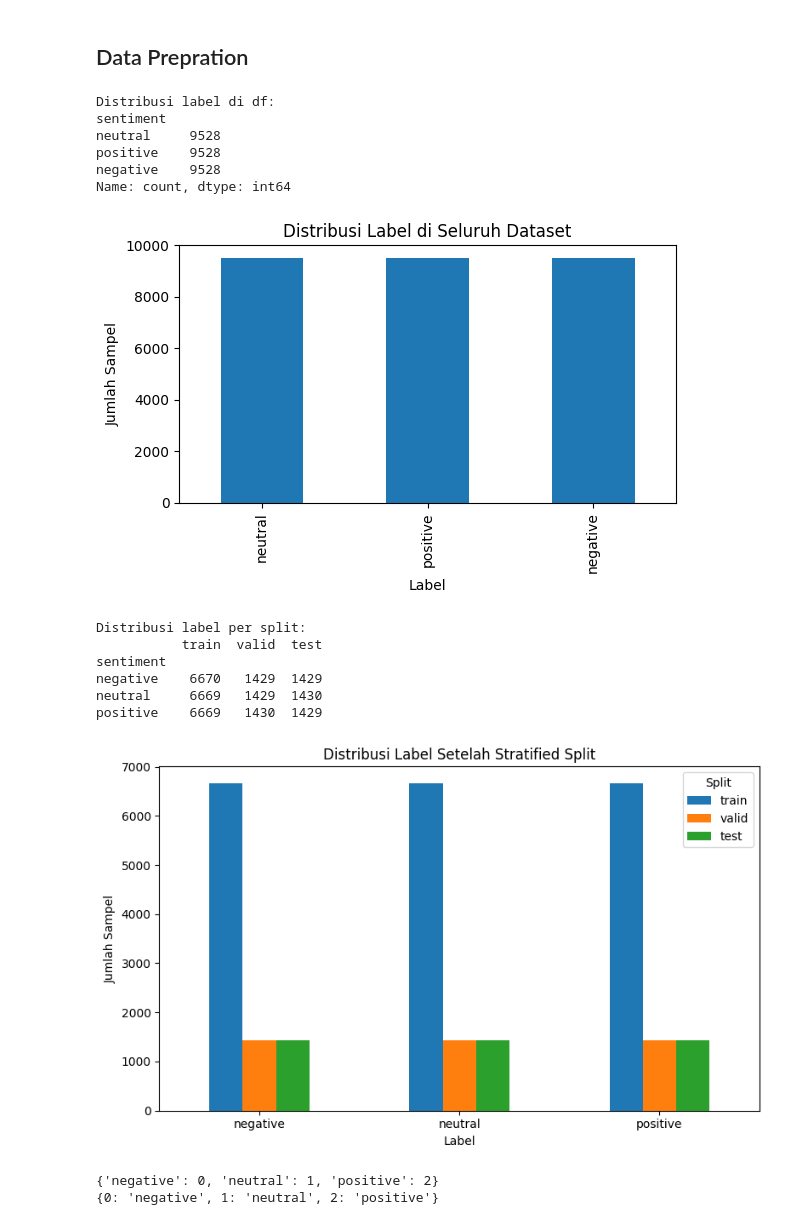
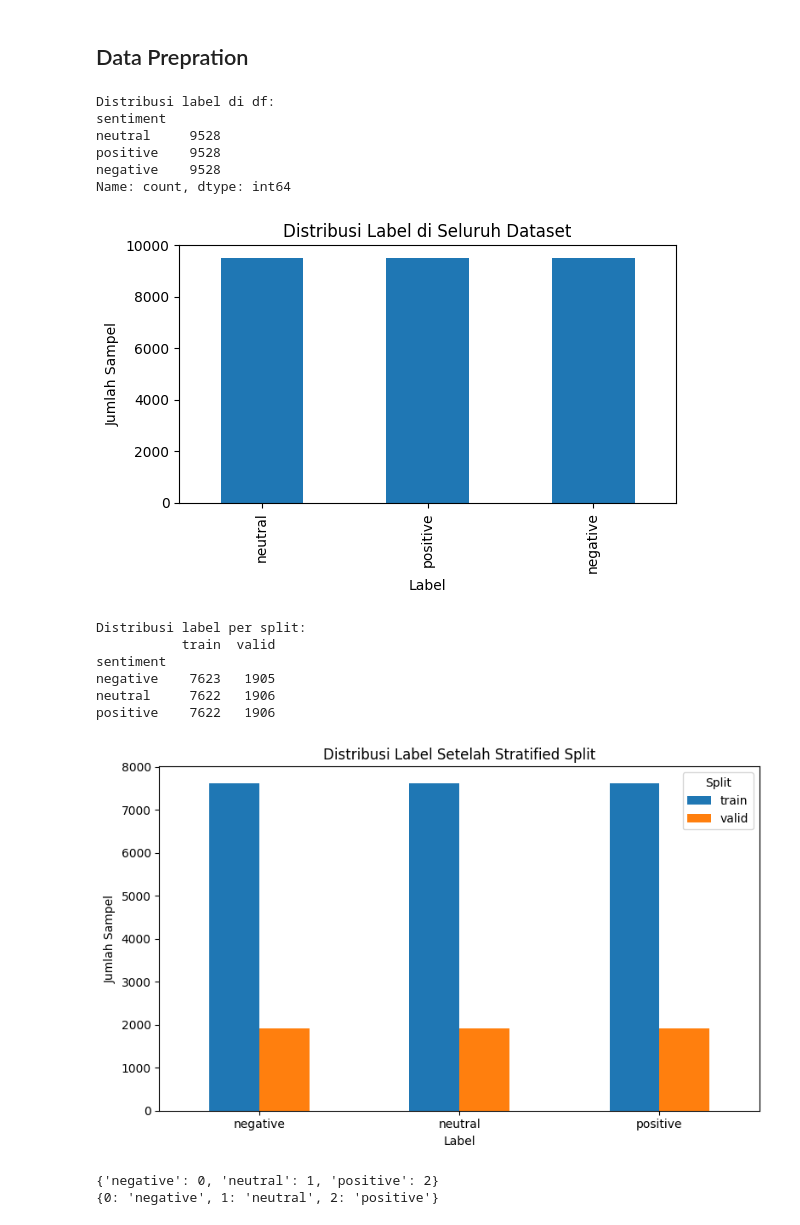
Before and after one commit to xisain/sentiment-model, a Jupyter notebook: sentinova-indobert.ipynb, the cells around one changed output. Saved outputs shown, nothing was run; the diff lists cells and outputs as text; code cells hidden in the pictures.

```diff
--- a/sentinova-indobert.ipynb
+++ b/sentinova-indobert.ipynb
@@ -119,61 +119,61 @@ plt.show()
 
 
 # 2. Stratified split: 70% train, 15% valid, 15% test
-train_df, temp_df = train_test_split(
+train_df, valid_df = train_test_split(
     df,
-    test_size=0.3,
+    test_size=0.2,
     stratify=df['sentiment'],
     random_state=42
 )
-valid_df, test_df = train_test_split(
-    temp_df,
-    test_size=0.5,
-    stratify=temp_df['sentiment'],
-    random_state=42
-)
+# valid_df, test_df = train_test_split(
+#     temp_df,
+#     test_size=0.5,
+#     stratify=temp_df['sentiment'],
+#     random_state=42
+# )
 
 # Hitung distribusi di masing-masing split
 counts = pd.DataFrame({
     'train': train_df['sentiment'].value_counts().sort_index(),
     'valid': valid_df['sentiment'].value_counts().sort_index(),
-    'test':  test_df['sentiment'].value_counts().sort_index(),
+    # 'test':  test_df['sentiment'].value_counts().sort_index(),
 })
 print("\nDistribusi label per split:")
 print(counts)
 
 # Visualisasi per split
 counts.plot(kind='bar', figsize=(8,5))
 plt.title("Distribusi Label Setelah Stratified Split")
 plt.xlabel("Label")
 plt.ylabel("Jumlah Sampel")
 plt.xticks(rotation=0)
 plt.legend(title="Split")
 plt.tight_layout()
 plt.show()
 
 # Save split datasets to CSV
 train_dataset_path = 'datasets/train.csv'
 valid_dataset_path = 'datasets/valid.csv'
-test_dataset_path = 'datasets/test.csv'
+# test_dataset_path = 'datasets/test.csv'
 
 train_df.to_csv(train_dataset_path, index=False)
 valid_df.to_csv(valid_dataset_path, index=False)
-test_df.to_csv(test_dataset_path, index=False)
+# test_df.to_csv(test_dataset_path, index=False)
 # %% [output]
 Distribusi label di df:
 sentiment
 neutral     9528
 positive    9528
 negative    9528
 Name: count, dtype: int64
 [figure]
 Distribusi label per split:
-           train  valid  test
+           train  valid
 sentiment
-negative    6670   1429  1429
-neutral     6669   1429  1430
-positive    6669   1430  1429
+negative    7623   1905
+neutral     7622   1906
+positive    7622   1906
-[figure, old version]
+[figure, new version]
 # %%
 train_dataset = DocumentSentimentDataset(train_dataset_path, tokenizer, lowercase=True)
 valid_dataset = DocumentSentimentDataset(valid_dataset_path, tokenizer, lowercase=True)
```
Also changed, not shown: parts of 8 cells of this notebook, 4 other files.
